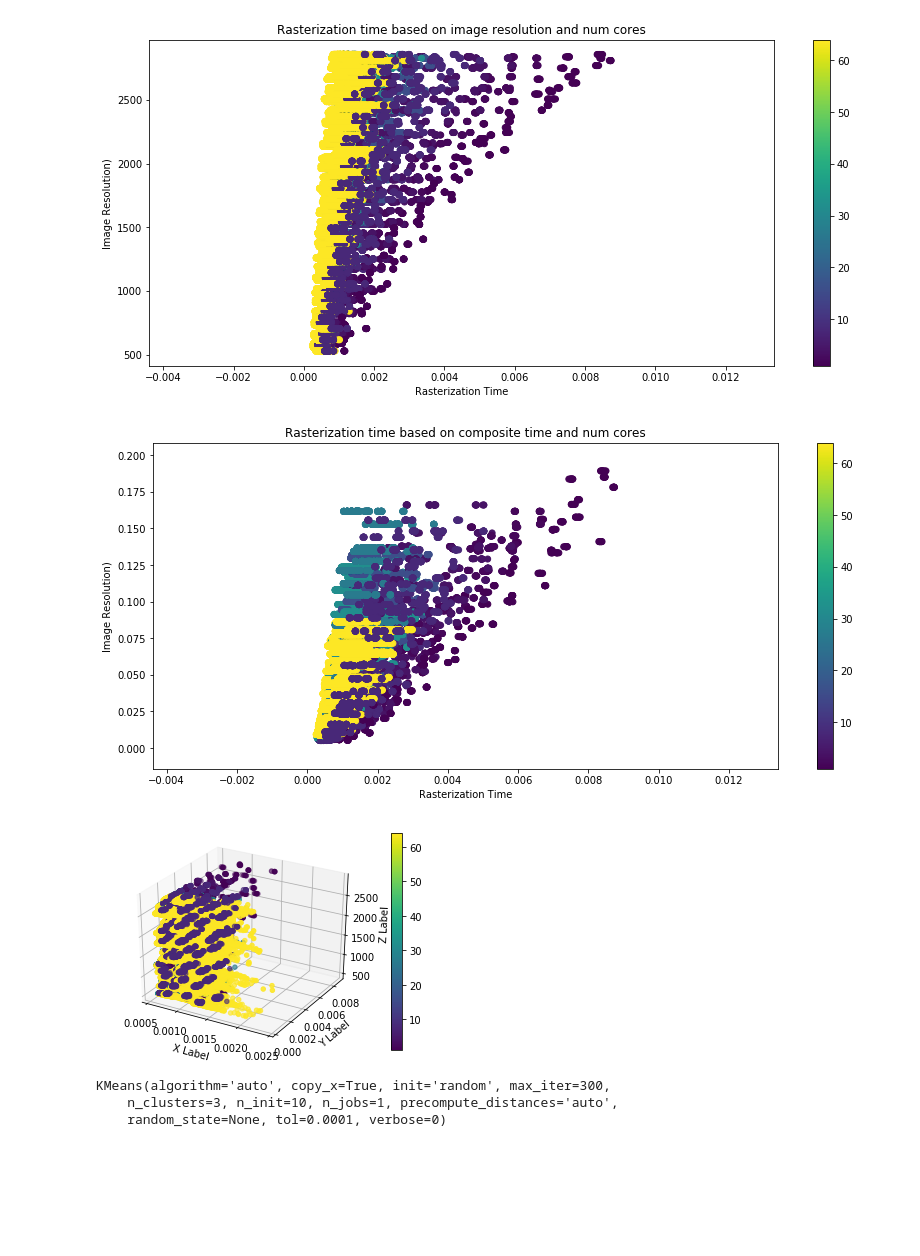
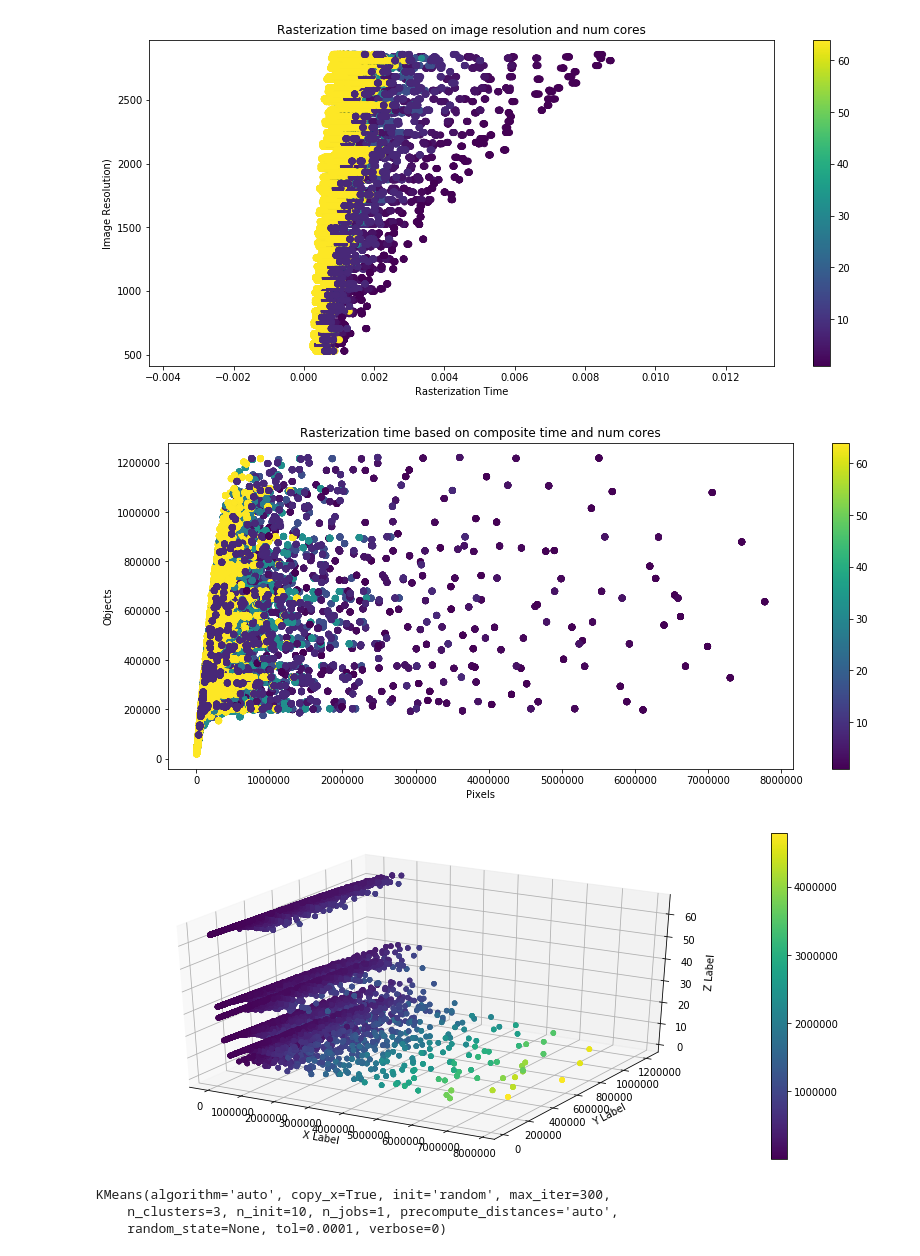
Before and after one commit to jameskress/ztdl-5-day-bootcamp, a Jupyter notebook: visPerformance/rasterizationModel.ipynb, the cells around one changed output. Saved outputs shown, nothing was run; the diff lists cells and outputs as text; code cells hidden in the pictures; blank space fills up the shorter version.

```diff
--- a/visPerformance/rasterizationModel.ipynb
+++ b/visPerformance/rasterizationModel.ipynb
@@ -94,26 +120,26 @@ plt.show()
 [figure]
 # %%
 plt.figure(figsize = (14,6))
-p1 = plt.scatter(df.Rasterize, df.Render_composite, c=df['Cores'])
-plt.xlabel('Rasterization Time')
-plt.ylabel('Image Resolution)')
+p1 = plt.scatter(df.pixels, df.objects, c=df['Cores'])
+plt.xlabel('Pixels')
+plt.ylabel('Objects')
 plt.title('Rasterization time based on composite time and num cores')
 plt.colorbar(p1)
 plt.draw()
 plt.show()
 # %% [output]
-[figure, old version]
+[figure, new version]
 # %%
-fig = plt.figure()
+fig = plt.figure(figsize = (14,6))
 ax = fig.add_subplot(111, projection='3d')
-p = ax.scatter(df.Cull, df.Rasterize, df.Resolution, c=df['Cores'])
+p = ax.scatter(df.pixels, df.objects, df['Cores'], c=df['actual pixels'])
 ax.set_xlabel('X Label')
 ax.set_ylabel('Y Label')
 ax.set_zlabel('Z Label')
 plt.colorbar(p)
 plt.show()
 # %% [output]
-[figure, old version]
+[figure, new version]
 # %%
 from sklearn.cluster import KMeans
 # %%
```
Also changed, not shown: parts of 38 cells of this notebook, 14 other files.
